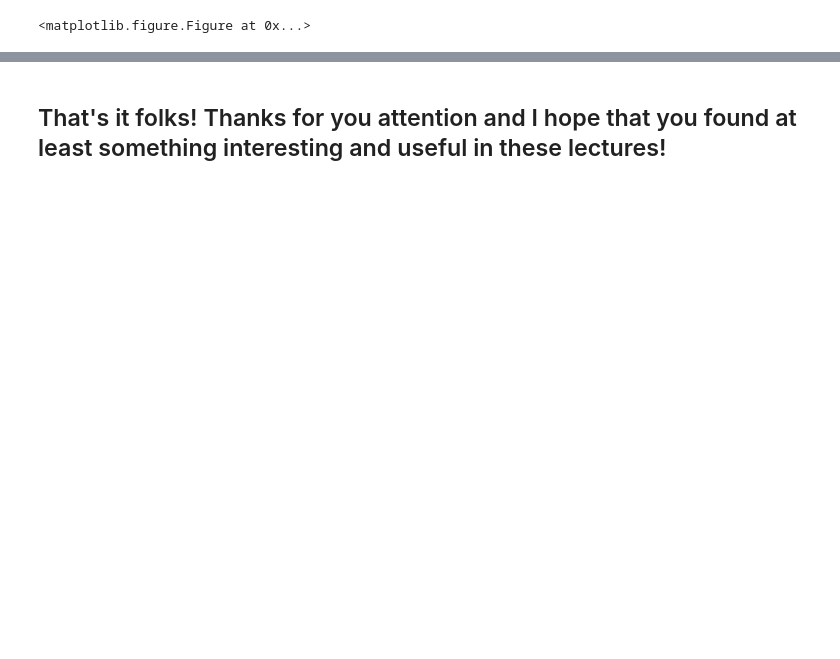
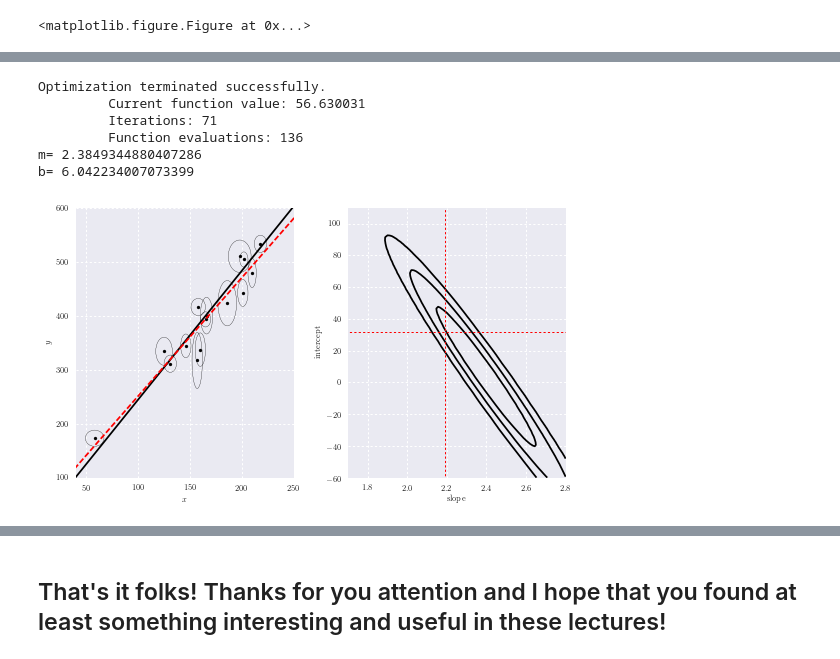
Before and after one commit to dirac-institute/SPSAS2019, a Jupyter notebook: lectures/SPSAS2019day3-2.ipynb, the cells around one changed output, grey strips where cells are left out. Saved outputs shown, nothing was run; the diff lists cells and outputs as text; code cells hidden in the pictures; blank space fills up the shorter version.

```diff
--- a/lectures/SPSAS2019day3-2.ipynb
+++ b/lectures/SPSAS2019day3-2.ipynb
@@ -22,0 +190,20 @@ describes the human IQ (intelligence quotient) distribution.
+# %%
+## errors in x and y, but without covariance
+# Find best-fit parameters
+err_x = sigma_x
+err_y = sigma_y
+rho = 0*rho_xy
+best_fit3 = get_best_fit(x, y, err_x, err_y, rho)
+m_fit3, b_fit3 = get_m_b(best_fit3)
+print 'm=', m_fit3
+print 'b=', b_fit3
+# plot best fit
+plot_best_fit(x, y, err_x, err_y, rho, best_fit3, mLSQ, bLSQ)
+# %% [output]
+Optimization terminated successfully.
+         Current function value: 56.630031
+         Iterations: 71
+         Function evaluations: 136
+m= 2.3849344880407286
+b= 6.042234007073399
+[figure, added]
```
Also changed, not shown: parts of 41 cells of this notebook, 2 other files.
